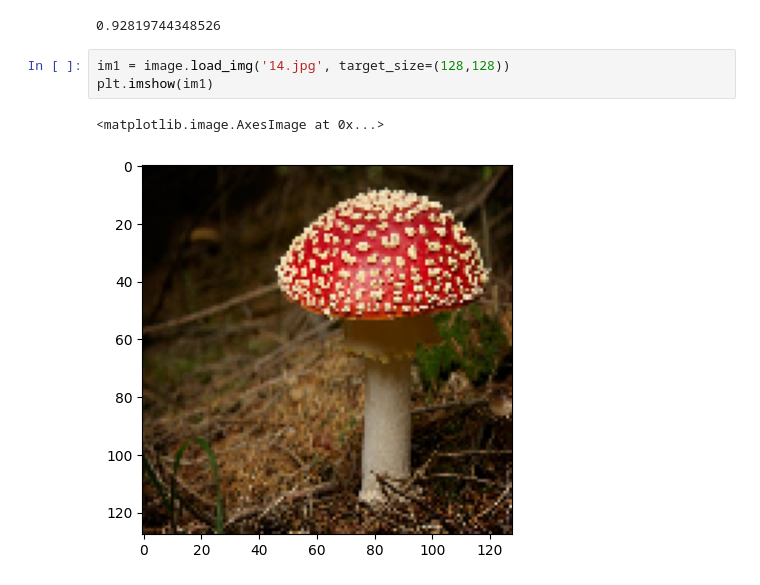
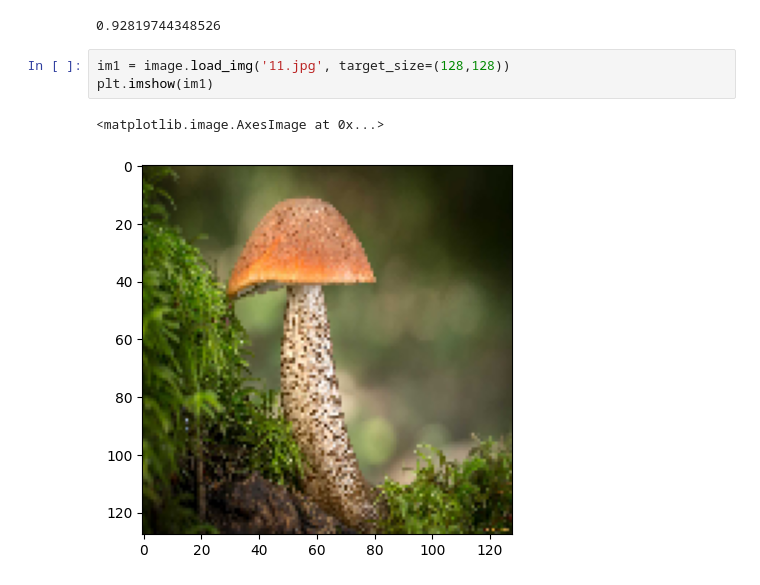
Before and after one commit to joy1135/aotem, a Jupyter notebook: mashrooms.ipynb, the cells around one changed output. Drawn from its saved outputs; the diff is of its cells as text.

```diff
--- a/mashrooms.ipynb
+++ b/mashrooms.ipynb
@@ -99,11 +99,11 @@ model.evaluate(test_ds)[1]
 42/42 ━━━━━━━━━━━━━━━━━━━━ 35s 820ms/step - accuracy: 0.9344 - loss: 0.2781
 0.92819744348526
 # %%
-im1 = image.load_img('14.jpg', target_size=(128,128))
+im1 = image.load_img('11.jpg', target_size=(128,128))
 plt.imshow(im1)
 # %% [output]
 <matplotlib.image.AxesImage at 0x...>
-[figure, old version]
+[figure, new version]
 # %%
 im1 = image.img_to_array(im1)
 im1 = np.expand_dims(im1, axis = 0)
```
Also changed, not shown: parts of 2 cells of this notebook.
